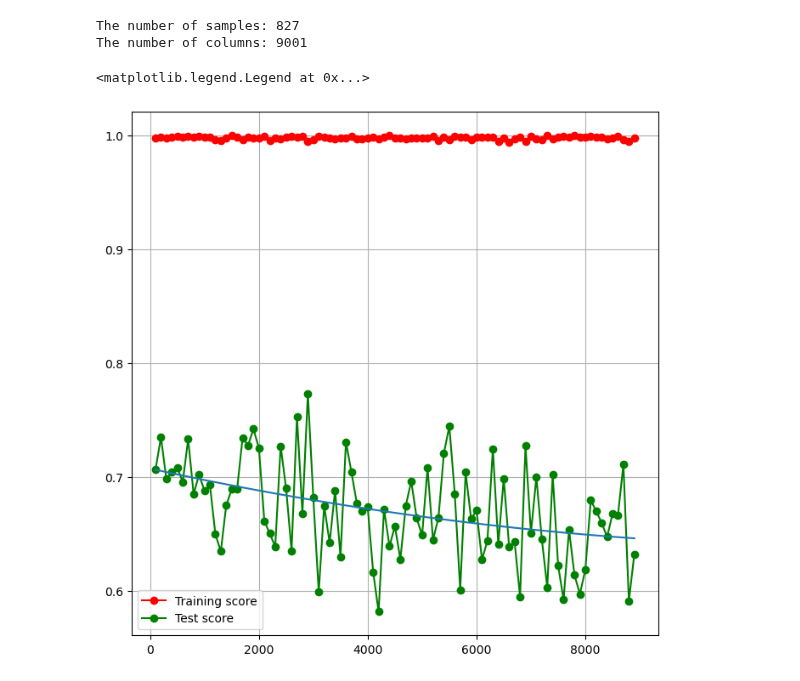
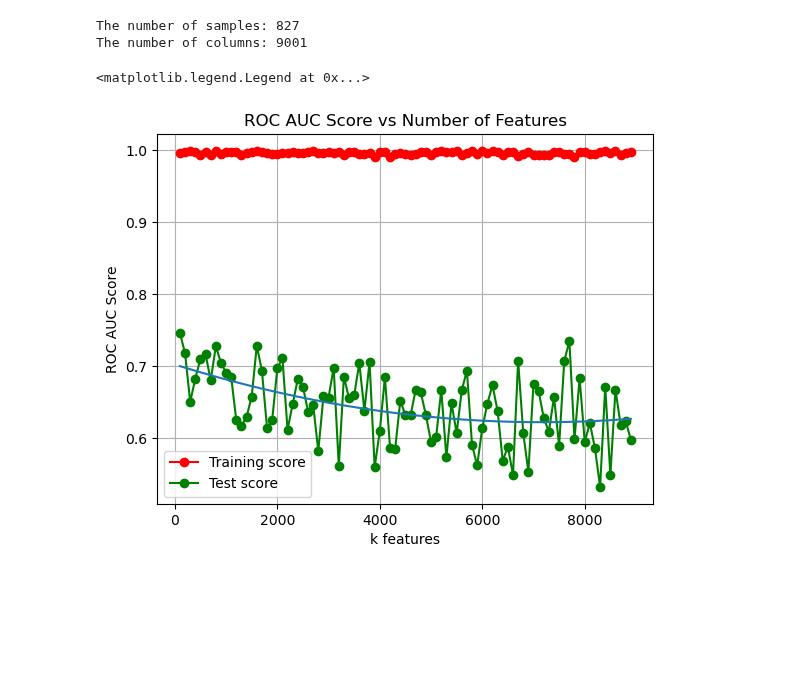
Before and after one commit to mjmklep/Machine-Learning-Group-8, a Jupyter notebook: assignment_ecg_RF.ipynb, the cells around one changed output. Saved outputs shown, nothing was run; the diff lists cells and outputs as text; code cells hidden in the pictures; blank space fills up the shorter version.

```diff
--- a/assignment_ecg_RF.ipynb
+++ b/assignment_ecg_RF.ipynb
@@ -36,36 +36,39 @@ The number of columns: 9001
 
 labels = data.iloc[:,-1]
 x = data.iloc[:,:-1]
 
-X_train, X_test, y_train, y_test = train_test_split(x, labels, test_size=0.25, stratify=labels, random_state=42)
+X_train, X_test, y_train, y_test = train_test_split(x, labels, test_size=0.2, stratify=labels, random_state=42)
 
 train_scores = []
 test_scores = []
 k_list = np.arange(100,9000,100)
 for k in k_list:
     rf = Pipeline([('feature_selection', SelectKBest(f_classif, k=k)), ('rfc', RandomForestClassifier(n_estimators=10, max_depth=10, n_jobs=-1, random_state=42))])
     rf.fit(X_train, y_train)
     train_scores.append(roc_auc_score(y_train, rf.predict_proba(X_train)[:,1]))
     test_scores.append(roc_auc_score(y_test, rf.predict_proba(X_test)[:,1]))
 
 poly = np.polyfit(k_list, test_scores, deg=2)
 poly_func = np.poly1d(poly)
 
 k_smooth = np.linspace(k_list.min(), k_list.max(), 300)
 test_scores_smooth = poly_func(k_smooth)
 
-fig = plt.figure(figsize=(8,8))
+fig = plt.figure()
 ax = fig.add_subplot(111)
 ax.grid()
 ax.plot(k_list, train_scores, 'o-', color="r",
         label="Training score")
 ax.plot(k_list, test_scores, 'o-', color="g",
         label="Test score")
 ax.plot(k_smooth, test_scores_smooth)
+ax.set_title('ROC AUC Score vs Number of Features')
+ax.set_xlabel('k features')
+ax.set_ylabel('ROC AUC Score')
 ax.legend()
 # %% [output]
 <matplotlib.legend.Legend at 0x...>
-[figure, old version]
+[figure, new version]
 # %%
 def plot_learning_curve(X_train, y_train, classifier, scoring, clf_type):
     if scoring == 'error':
```
Also changed, not shown: parts of 6 cells of this notebook.
